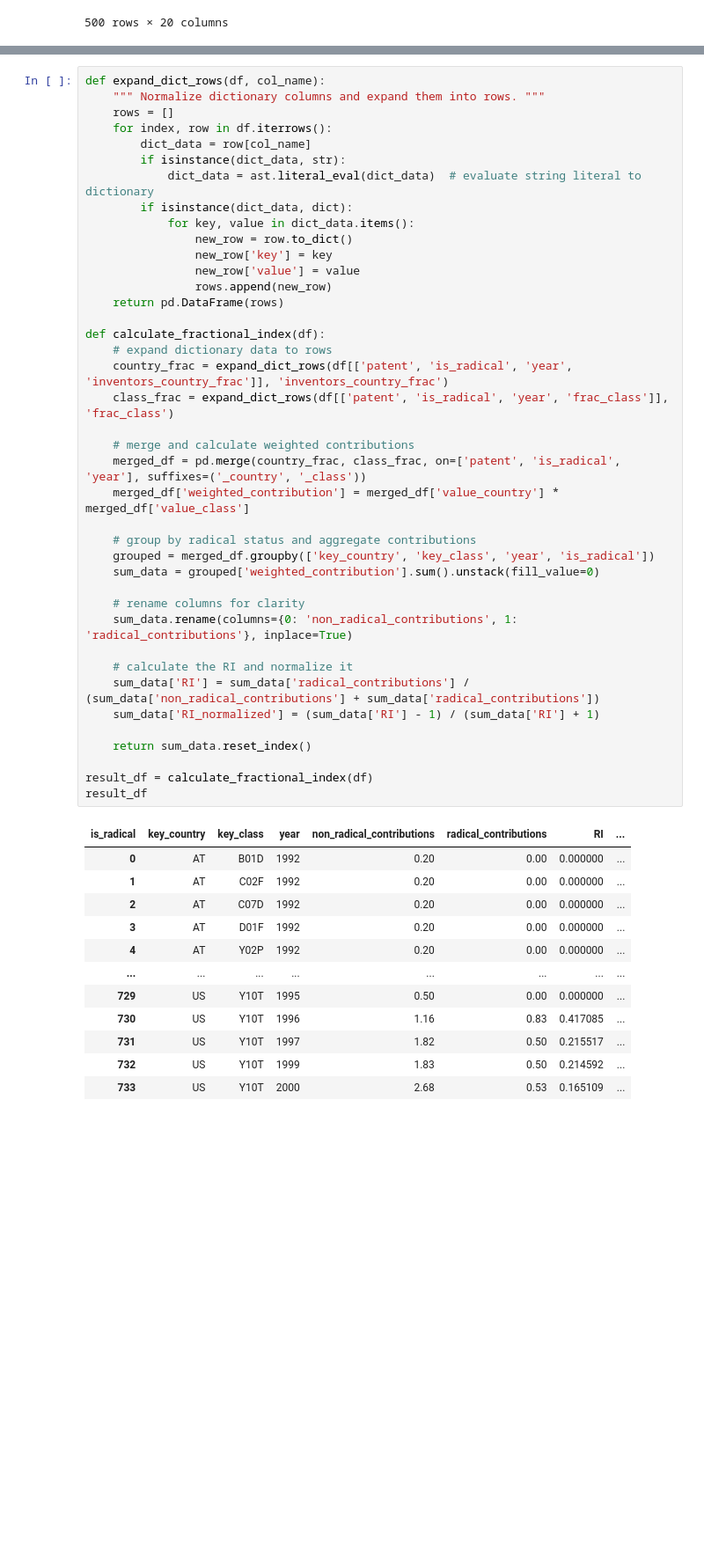
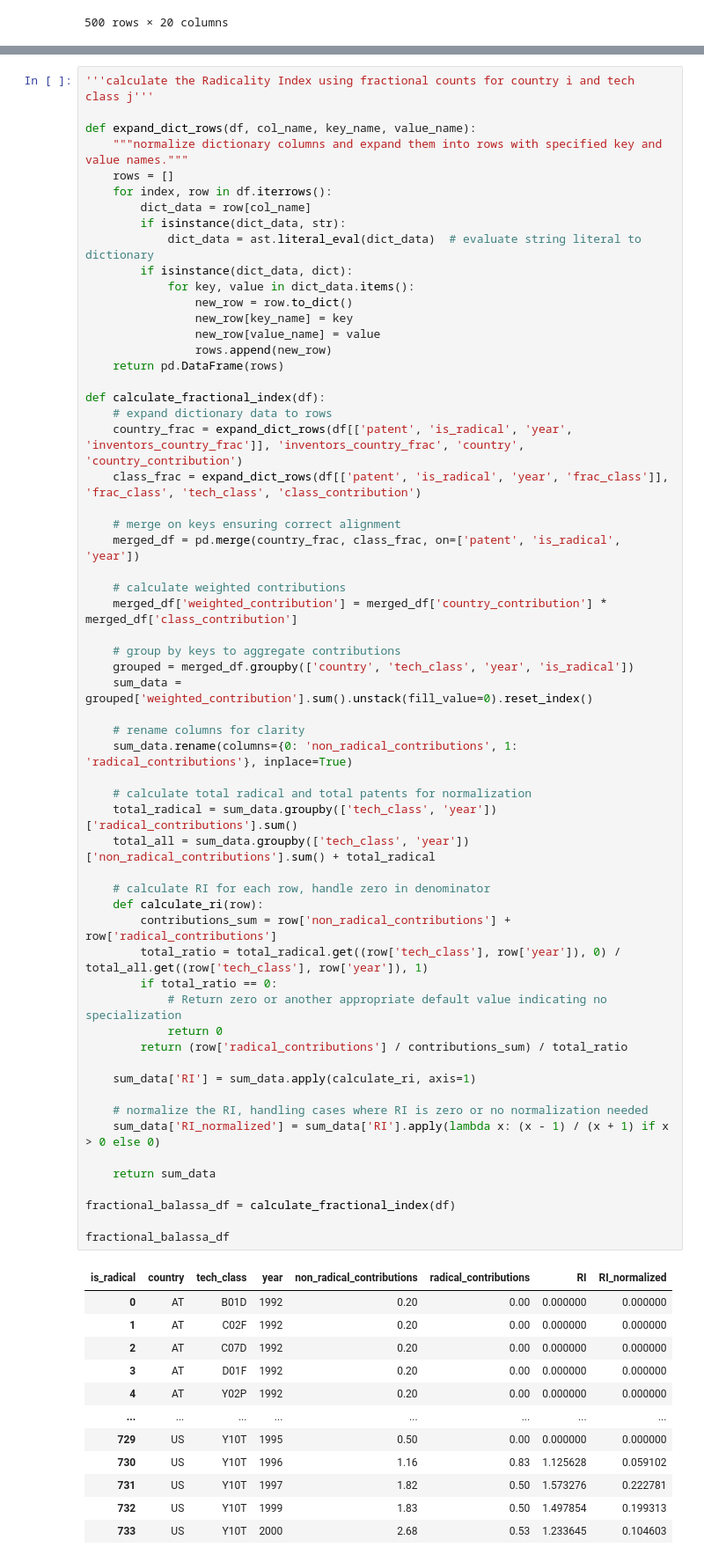
Before and after one commit to matt-wilder/patent-data, a Jupyter notebook: Balassa index for patent research (M.Wilder).ipynb, the cells around one changed output, grey strips where cells are left out. Shown at 88% size. Cells and saved outputs as stored; diff of their text form; blank space fills up the shorter version.

```diff
--- a/Balassa index for patent research (M.Wilder).ipynb
+++ b/Balassa index for patent research (M.Wilder).ipynb
@@ -282,54 +288,73 @@ Normalization scales the RI between -1 and 1, where positive values indicate a c
 # %%
-def expand_dict_rows(df, col_name):
-    """ Normalize dictionary columns and expand them into rows. """
+'''calculate the Radicality Index using fractional counts for country i and tech class j'''
+
+def expand_dict_rows(df, col_name, key_name, value_name):
+    """normalize dictionary columns and expand them into rows with specified key and value names."""
     rows = []
     for index, row in df.iterrows():
         dict_data = row[col_name]
         if isinstance(dict_data, str):
             dict_data = ast.literal_eval(dict_data)  # evaluate string literal to dictionary
         if isinstance(dict_data, dict):
             for key, value in dict_data.items():
                 new_row = row.to_dict()
-                new_row['key'] = key
-                new_row['value'] = value
+                new_row[key_name] = key
+                new_row[value_name] = value
                 rows.append(new_row)
     return pd.DataFrame(rows)
 
 def calculate_fractional_index(df):
     # expand dictionary data to rows
-    country_frac = expand_dict_rows(df[['patent', 'is_radical', 'year', 'inventors_country_frac']], 'inventors_country_frac')
-    class_frac = expand_dict_rows(df[['patent', 'is_radical', 'year', 'frac_class']], 'frac_class')
+    country_frac = expand_dict_rows(df[['patent', 'is_radical', 'year', 'inventors_country_frac']], 'inventors_country_frac', 'country', 'country_contribution')
+    class_frac = expand_dict_rows(df[['patent', 'is_radical', 'year', 'frac_class']], 'frac_class', 'tech_class', 'class_contribution')
 
-    # merge and calculate weighted contributions
-    merged_df = pd.merge(country_frac, class_frac, on=['patent', 'is_radical', 'year'], suffixes=('_country', '_class'))
-    merged_df['weighted_contribution'] = merged_df['value_country'] * merged_df['value_class']
+    # merge on keys ensuring correct alignment
+    merged_df = pd.merge(country_frac, class_frac, on=['patent', 'is_radical', 'year'])
 
-    # group by radical status and aggregate contributions
-    grouped = merged_df.groupby(['key_country', 'key_class', 'year', 'is_radical'])
-    sum_data = grouped['weighted_contribution'].sum().unstack(fill_value=0)
+    # calculate weighted contributions
+    merged_df['weighted_contribution'] = merged_df['country_contribution'] * merged_df['class_contribution']
+
+    # group by keys to aggregate contributions
+    grouped = merged_df.groupby(['country', 'tech_class', 'year', 'is_radical'])
+    sum_data = grouped['weighted_contribution'].sum().unstack(fill_value=0).reset_index()
 
     # rename columns for clarity
     sum_data.rename(columns={0: 'non_radical_contributions', 1: 'radical_contributions'}, inplace=True)
 
-    # calculate the RI and normalize it
-    sum_data['RI'] = sum_data['radical_contributions'] / (sum_data['non_radical_contributions'] + sum_data['radical_contributions'])
-    sum_data['RI_normalized'] = (sum_data['RI'] - 1) / (sum_data['RI'] + 1)
+    # calculate total radical and total patents for normalization
+    total_radical = sum_data.groupby(['tech_class', 'year'])['radical_contributions'].sum()
+    total_all = sum_data.groupby(['tech_class', 'year'])['non_radical_contributions'].sum() + total_radical
 
-    return sum_data.reset_index()
+    # calculate RI for each row, handle zero in denominator
+    def calculate_ri(row):
+        contributions_sum = row['non_radical_contributions'] + row['radical_contributions']
+        total_ratio = total_radical.get((row['tech_class'], row['year']), 0) / total_all.get((row['tech_class'], row['year']), 1)
+        if total_ratio == 0:
+            # Return zero or another appropriate default value indicating no specialization
+            return 0
+        return (row['radical_contributions'] / contributions_sum) / total_ratio
 
-result_df = calculate_fractional_index(df)
-result_df
+    sum_data['RI'] = sum_data.apply(calculate_ri, axis=1)
+
+    # normalize the RI, handling cases where RI is zero or no normalization needed
+    sum_data['RI_normalized'] = sum_data['RI'].apply(lambda x: (x - 1) / (x + 1) if x > 0 else 0)
+
+    return sum_data
+
+fractional_balassa_df = calculate_fractional_index(df)
+
+fractional_balassa_df
 # %% [output]
-| is_radical | key_country | key_class | year | non_radical_contributions | radical_contributions | RI | ... |
-| 0 | AT | B01D | 1992 | 0.20 | 0.00 | 0.000000 | ... |
-| 1 | AT | C02F | 1992 | 0.20 | 0.00 | 0.000000 | ... |
-| 2 | AT | C07D | 1992 | 0.20 | 0.00 | 0.000000 | ... |
-| 3 | AT | D01F | 1992 | 0.20 | 0.00 | 0.000000 | ... |
-| 4 | AT | Y02P | 1992 | 0.20 | 0.00 | 0.000000 | ... |
+| is_radical | country | tech_class | year | non_radical_contributions | radical_contributions | RI | RI_normalized |
+| 0 | AT | B01D | 1992 | 0.20 | 0.00 | 0.000000 | 0.000000 |
+| 1 | AT | C02F | 1992 | 0.20 | 0.00 | 0.000000 | 0.000000 |
+| 2 | AT | C07D | 1992 | 0.20 | 0.00 | 0.000000 | 0.000000 |
+| 3 | AT | D01F | 1992 | 0.20 | 0.00 | 0.000000 | 0.000000 |
+| 4 | AT | Y02P | 1992 | 0.20 | 0.00 | 0.000000 | 0.000000 |
 | ... | ... | ... | ... | ... | ... | ... | ... |
-| 729 | US | Y10T | 1995 | 0.50 | 0.00 | 0.000000 | ... |
-| 730 | US | Y10T | 1996 | 1.16 | 0.83 | 0.417085 | ... |
-| 731 | US | Y10T | 1997 | 1.82 | 0.50 | 0.215517 | ... |
-| 732 | US | Y10T | 1999 | 1.83 | 0.50 | 0.214592 | ... |
-| 733 | US | Y10T | 2000 | 2.68 | 0.53 | 0.165109 | ... |
+| 729 | US | Y10T | 1995 | 0.50 | 0.00 | 0.000000 | 0.000000 |
+| 730 | US | Y10T | 1996 | 1.16 | 0.83 | 1.125628 | 0.059102 |
+| 731 | US | Y10T | 1997 | 1.82 | 0.50 | 1.573276 | 0.222781 |
+| 732 | US | Y10T | 1999 | 1.83 | 0.50 | 1.497854 | 0.199313 |
+| 733 | US | Y10T | 2000 | 2.68 | 0.53 | 1.233645 | 0.104603 |
 734 rows × 7 columns
```
Also changed, not shown: parts of 14 cells of this notebook.
